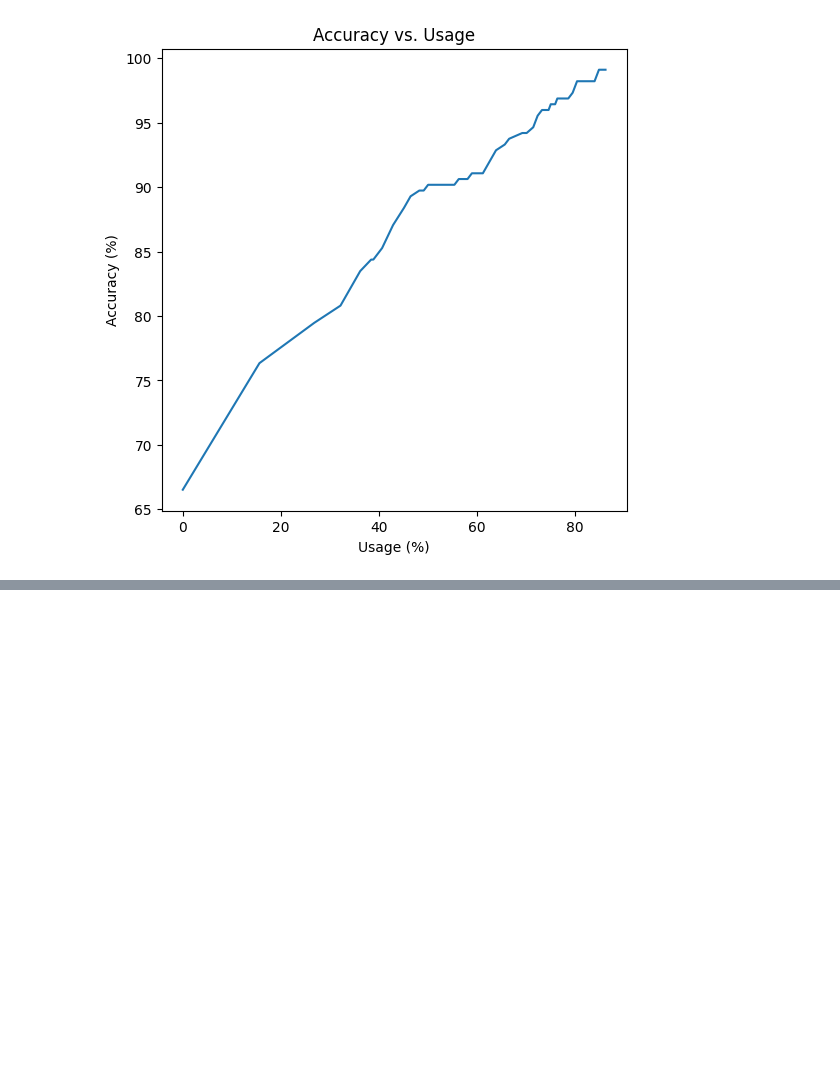
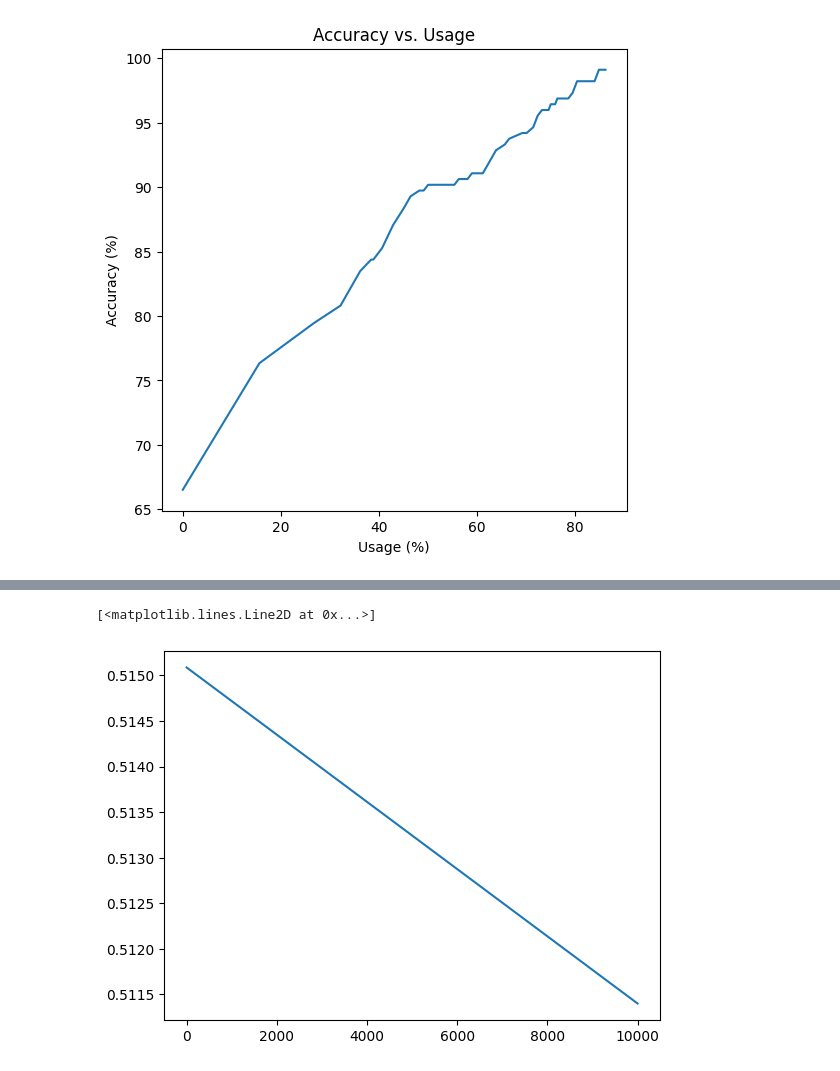
Before and after one commit to justlab11/Fidelity_Selection, a Jupyter notebook: Toy_DS_FE_Model_v3.ipynb, the cells around one changed output, grey strips where cells are left out. Saved outputs shown, nothing was run; the diff lists cells and outputs as text; code cells hidden in the pictures; blank space fills up the shorter version.

```diff
--- a/Toy_DS_FE_Model_v3.ipynb
+++ b/Toy_DS_FE_Model_v3.ipynb
@@ -239,8 +239,12 @@ train_loader.dataset.__getitem__(0)[0].shape
 torch.Size([3, 224, 224])
 # %%
 def build_qe_dataloaders(lf_model, hf_model, train_loader, test_loader, val_loader):
+    # lf_body = create_feature_extractor(lf_model, {
+    #     "avgpool": "body"
+    # }).to(device)
+
     lf_body = create_feature_extractor(lf_model, {
-        "avgpool": "body"
+       "fc.1": "body"
     }).to(device)
 
     lf_body.eval()
@@ -1105,0 +1156,9 @@ r: 0.9858500870256542 (54.0%)
+# %%
+vals = np.zeros(10000)
+for i, r in enumerate(np.linspace(.99, 1, 10000)):
+    vals[i] = 1/r*(1-acc) + usage
+
+plt.plot(vals)
+# %% [output]
+[<matplotlib.lines.Line2D at 0x...>]
+[figure, added]
```
Also changed, not shown: parts of 4 cells of this notebook, 4 other files.
